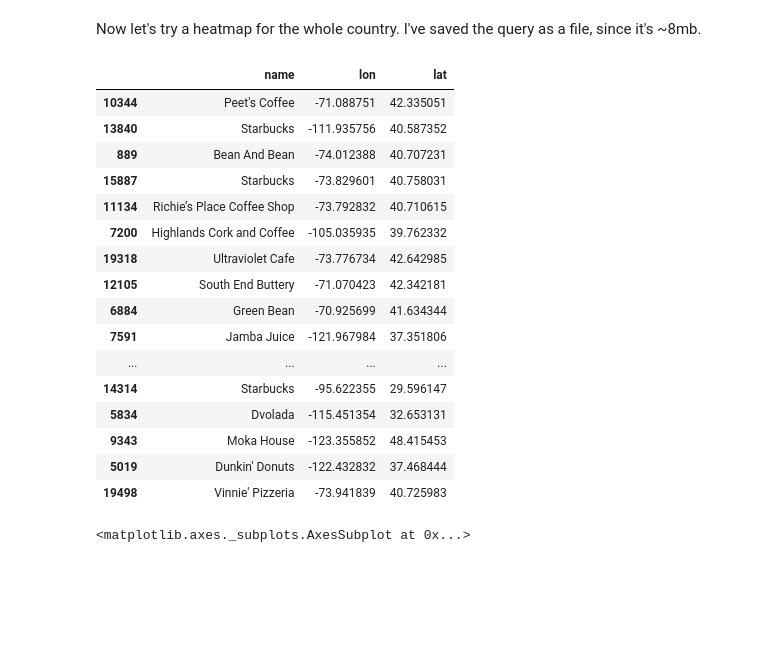
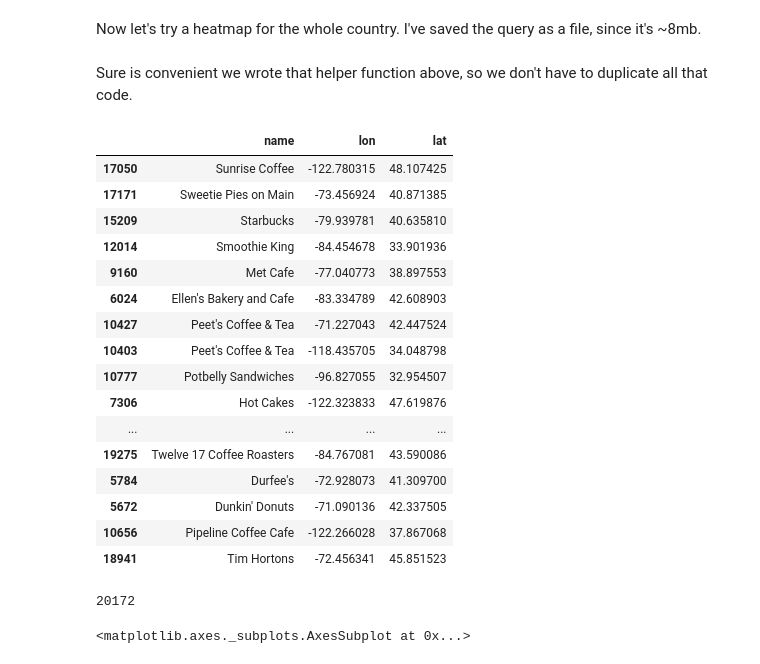
Before and after one commit to dovinmu/python-viz-notebooks, a Jupyter notebook: heatmaps_folium.ipynb, the cells around one changed output. Drawn from its saved outputs; the diff is of its cells as text; code cells hidden in the pictures; blank space fills up the shorter version.

```diff
--- a/heatmaps_folium.ipynb
+++ b/heatmaps_folium.ipynb
@@ -99,31 +105,33 @@ import json
 lines = ""
 with open('cafes_us_OSM.geojson', encoding='utf-8') as f:
     result = json.loads(f.read())
-# %%
-cafes = []
-for feature in result['features']:
-    if 'name' in feature['properties']:
-        cafes.append((feature['properties']['name'], *feature['geometry']['coordinates']))
-us_cafes = DataFrame.from_records(sorted(cafes), columns=["name", "lon", "lat"])
-us_cafes.sample(20)
-# %% [output]
-|  | name | lon | lat |
-| 10344 | Peet's Coffee | -71.088751 | 42.335051 |
-| 13840 | Starbucks | -111.935756 | 40.587352 |
-| 889 | Bean And Bean | -74.012388 | 40.707231 |
-| 15887 | Starbucks | -73.829601 | 40.758031 |
-| 11134 | Richie’s Place Coffee Shop | -73.792832 | 40.710615 |
-| 7200 | Highlands Cork and Coffee | -105.035935 | 39.762332 |
-| 19318 | Ultraviolet Cafe | -73.776734 | 42.642985 |
-| 12105 | South End Buttery | -71.070423 | 42.342181 |
-| 6884 | Green Bean | -70.925699 | 41.634344 |
-| 7591 | Jamba Juice | -121.967984 | 37.351806 |
-| ... | ... | ... | ... |
-| 14314 | Starbucks | -95.622355 | 29.596147 |
-| 5834 | Dvolada | -115.451354 | 32.653131 |
-| 9343 | Moka House | -123.355852 | 48.415453 |
-| 5019 | Dunkin' Donuts | -122.432832 | 37.468444 |
-| 19498 | Vinnie' Pizzeria | -73.941839 | 40.725983 |
+# %% [markdown]
+Sure is convenient we wrote that helper function above, so we don't have to duplicate all that code.
+# %%
+us_cafes = parse_fetched_OSM_data(result)
+us_cafes.sample(20)
+# %% [output]
+|  | name | lon | lat |
+| 17050 | Sunrise Coffee | -122.780315 | 48.107425 |
+| 17171 | Sweetie Pies on Main | -73.456924 | 40.871385 |
+| 15209 | Starbucks | -79.939781 | 40.635810 |
+| 12014 | Smoothie King | -84.454678 | 33.901936 |
+| 9160 | Met Cafe | -77.040773 | 38.897553 |
+| 6024 | Ellen's Bakery and Cafe | -83.334789 | 42.608903 |
+| 10427 | Peet's Coffee & Tea | -71.227043 | 42.447524 |
+| 10403 | Peet's Coffee & Tea | -118.435705 | 34.048798 |
+| 10777 | Potbelly Sandwiches | -96.827055 | 32.954507 |
+| 7306 | Hot Cakes | -122.323833 | 47.619876 |
+| ... | ... | ... | ... |
+| 19275 | Twelve 17 Coffee Roasters | -84.767081 | 43.590086 |
+| 5784 | Durfee's | -72.928073 | 41.309700 |
+| 5672 | Dunkin' Donuts | -71.090136 | 42.337505 |
+| 10656 | Pipeline Coffee Cafe | -122.266028 | 37.867068 |
+| 18941 | Tim Hortons | -72.456341 | 45.851523 |
+# %%
+len(us_cafes)
+# %% [output]
+20172
 # %%
 us_cafes.plot.scatter(x='lon', y='lat')
 # %% [output]
```
Also changed, not shown: parts of 9 cells of this notebook.
